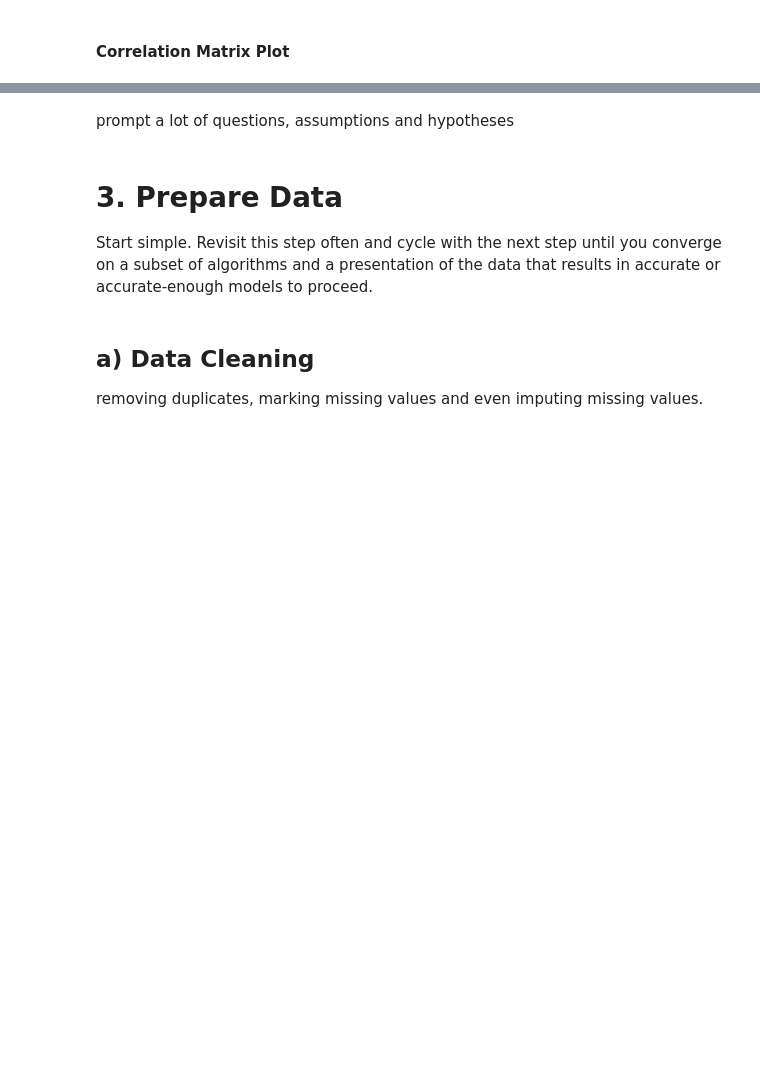
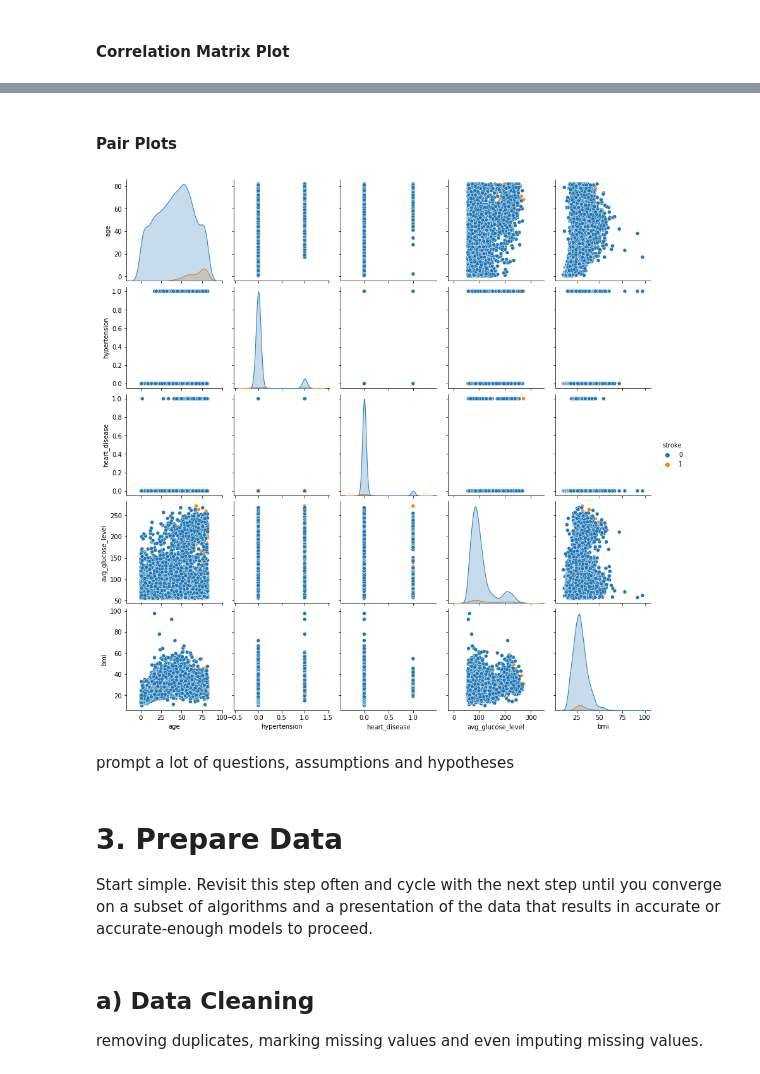
Before and after one commit to LapTQ/IT31903_123220_Group18_Stroke-prediction, a Jupyter notebook: analyze_data.ipynb, the cells around one changed output, grey strips where cells are left out. Saved outputs shown, nothing was run; the diff lists cells and outputs as text; code cells hidden in the pictures; blank space fills up the shorter version.

```diff
--- a/analyze_data.ipynb
+++ b/analyze_data.ipynb
@@ -194,3 +186,10 @@ pyplot.show()
+# %% [markdown]
+#### Pair Plots
+# %%
+seaborn.pairplot(data, hue='stroke')
+pyplot.show()
+# %% [output]
+[figure, added]
 # %% [markdown]
 prompt a lot of questions, assumptions and hypotheses
 # %% [markdown]
```
Also changed, not shown: parts of 80 cells of this notebook.
